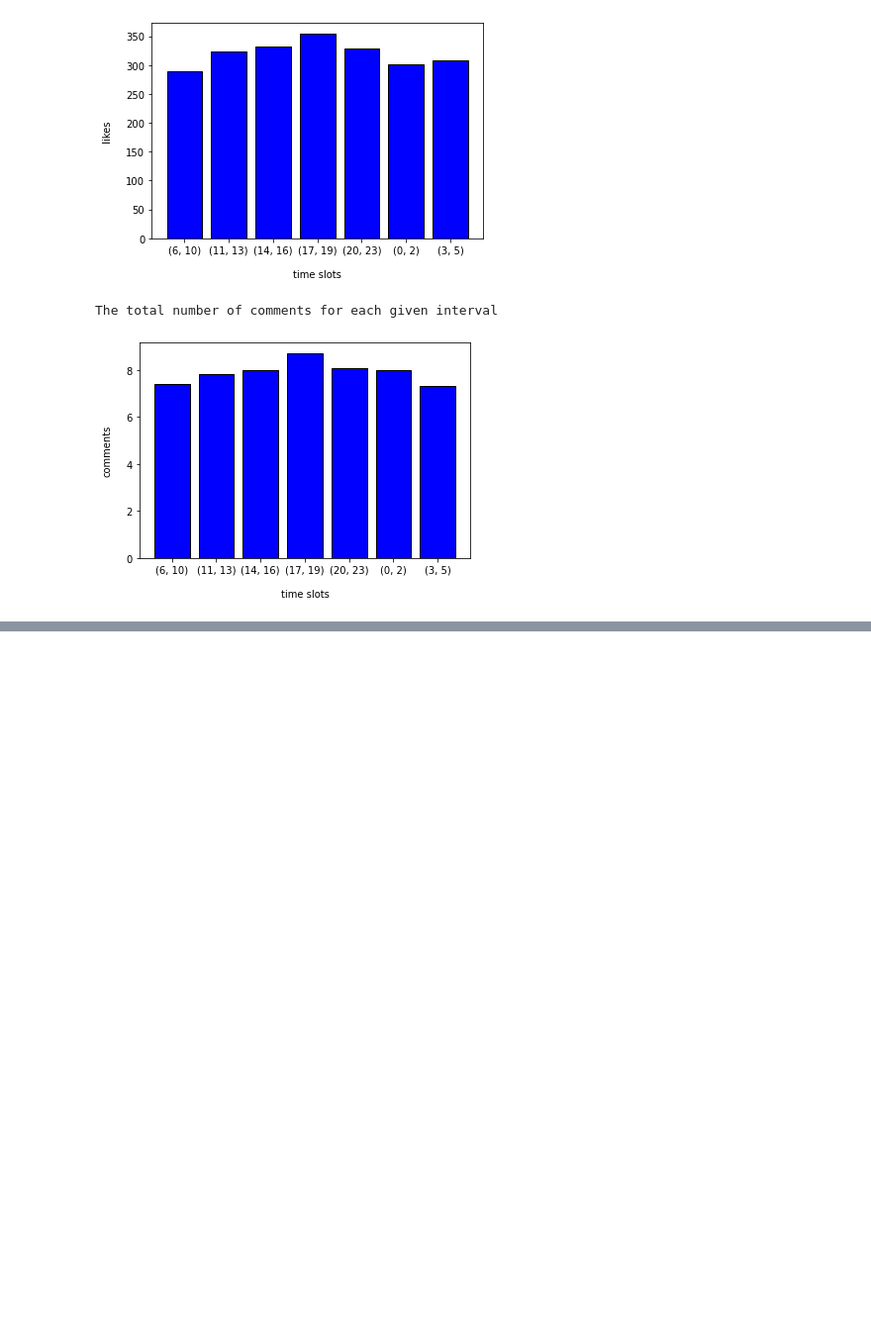
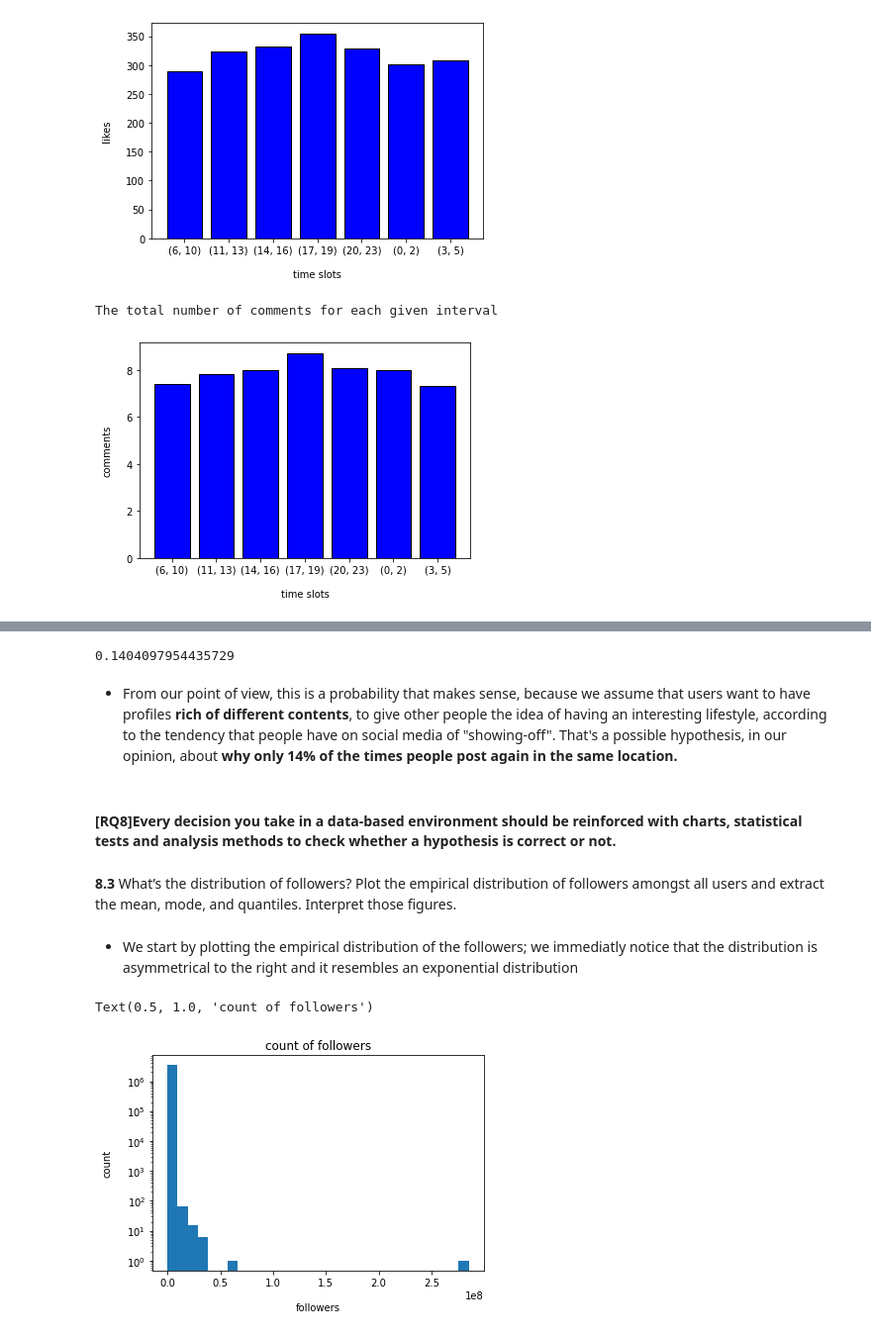
Before and after one commit to Iadiserniag/ADM-HW2, a Jupyter notebook: RQ_4_6.ipynb, the cells around one changed output, grey strips where cells are left out. Shown at 99% size. Drawn from its saved outputs; the diff is of its cells as text; code cells hidden in the pictures; blank space fills up the shorter version.

```diff
--- a/RQ_4_6.ipynb
+++ b/RQ_4_6.ipynb
@@ -472,0 +567,20 @@ The total number of comments for each given interval
+# %%
+1-18134031/21096135
+# %% [output]
+0.1404097954435729
+# %% [markdown]
+* From our point of view, this is a probability that makes sense, because we assume that users want to have profiles <b>rich of different contents</b>, to give other people the idea of having an interesting lifestyle, according to the tendency that people have on social media of "showing-off". That's a possible hypothesis, in our opinion, about <b>why only 14% of the times people post again in the same location.
+# %% [markdown]
+#### <b>[RQ8]</b>Every decision you take in a data-based environment should be reinforced with charts, statistical tests and analysis methods to check whether a hypothesis is correct or not.
+# %% [markdown]
+<b>8.3</b> What’s the distribution of followers? Plot the empirical distribution of followers amongst all users and extract the mean, mode, and quantiles. Interpret those figures.
+# %% [markdown]
+* We start by plotting the empirical distribution of the followers; we immediatly notice that the distribution is asymmetrical to the right and it resembles an exponential distribution
+# %%
+followers.plot(kind='hist',bins=30,logy=True)
+plt.xlabel('followers',labelpad=15)
+plt.ylabel('count',labelpad=15)
+plt.title('count of followers')
+# %% [output]
+Text(0.5, 1.0, 'count of followers')
+[figure, added]
```
Also changed, not shown: parts of 27 cells of this notebook.
